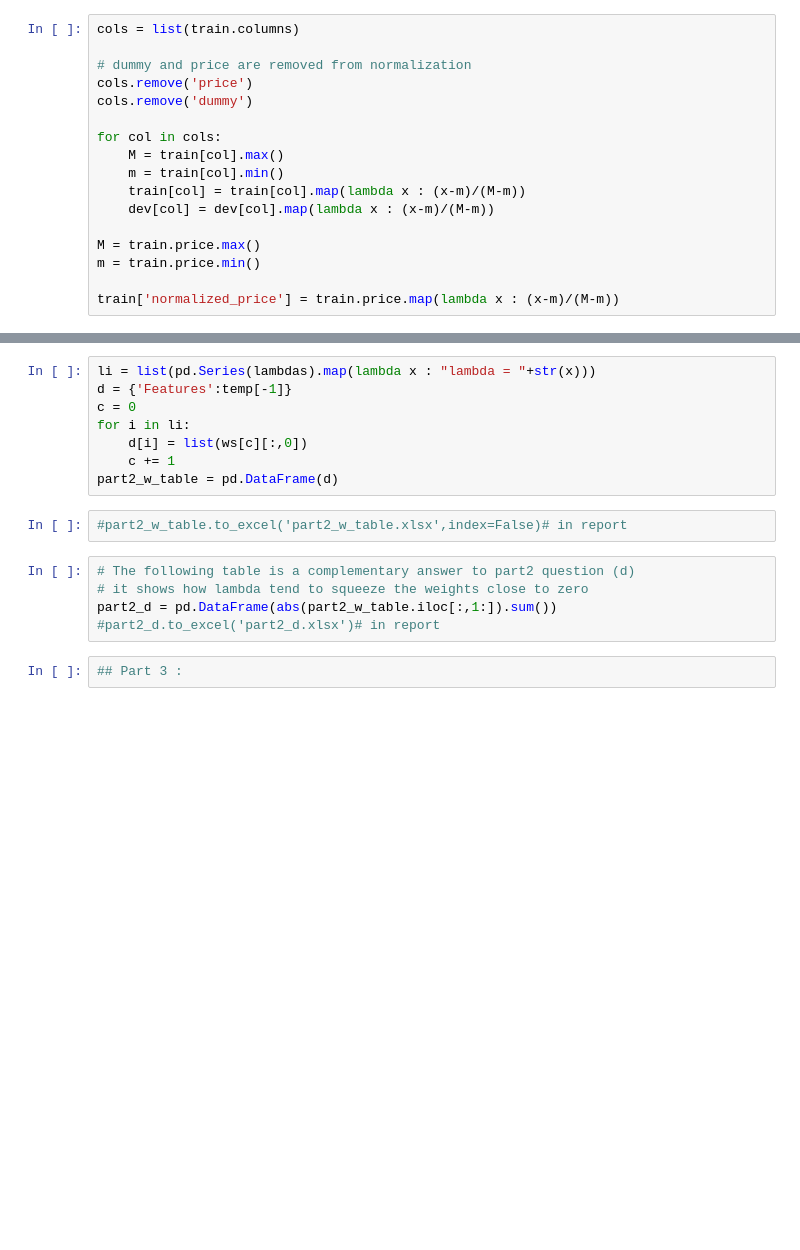
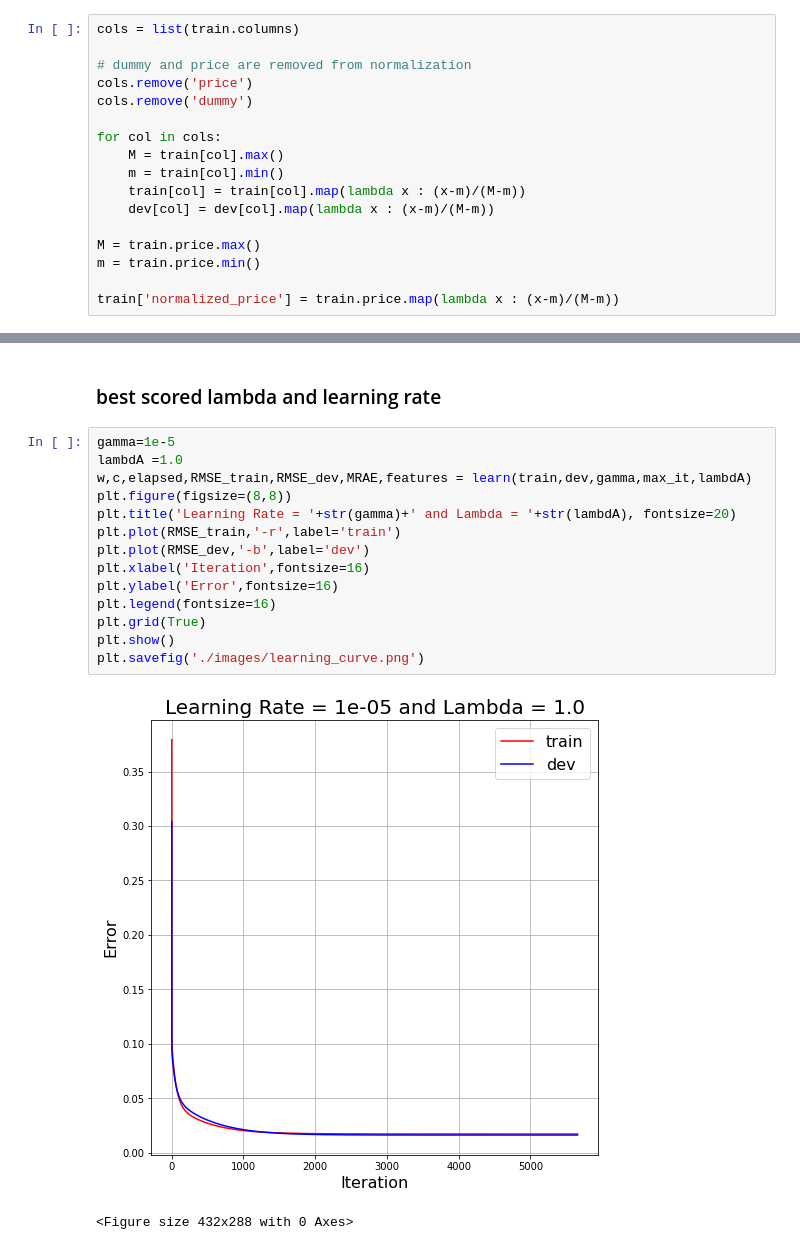
Before and after one commit to satishsolanki1990/House-Price-Prediction, a Jupyter notebook: LearningRate_Regularization_Tuning .ipynb, the cells around one changed output, grey strips where cells are left out. Cells and saved outputs as stored; diff of their text form; blank space fills up the shorter version.

```diff
--- a/LearningRate_Regularization_Tuning .ipynb
+++ b/LearningRate_Regularization_Tuning .ipynb
@@ -226,17 +231,19 @@ results_part2
-# %%
-li = list(pd.Series(lambdas).map(lambda x : "lambda = "+str(x)))
-d = {'Features':temp[-1]}
-c = 0
-for i in li:
-    d[i] = list(ws[c][:,0])
-    c += 1
-part2_w_table = pd.DataFrame(d)
-# %%
-#part2_w_table.to_excel('part2_w_table.xlsx',index=False)# in report
-# %%
-# The following table is a complementary answer to part2 question (d)
-# it shows how lambda tend to squeeze the weights close to zero
-part2_d = pd.DataFrame(abs(part2_w_table.iloc[:,1:]).sum())
-#part2_d.to_excel('part2_d.xlsx')# in report
-# %%
-## Part 3 :
+# %% [markdown]
+### best scored lambda and learning rate
+# %%
+gamma=1e-5
+lambdA =1.0
+w,c,elapsed,RMSE_train,RMSE_dev,MRAE,features = learn(train,dev,gamma,max_it,lambdA)
+plt.figure(figsize=(8,8))
+plt.title('Learning Rate = '+str(gamma)+' and Lambda = '+str(lambdA), fontsize=20)
+plt.plot(RMSE_train,'-r',label='train')
+plt.plot(RMSE_dev,'-b',label='dev')
+plt.xlabel('Iteration',fontsize=16)
+plt.ylabel('Error',fontsize=16)
+plt.legend(fontsize=16)
+plt.grid(True)
+plt.show()
+plt.savefig('./images/learning_curve.png')
+# %% [output]
+[figure, added]
+<Figure size 432x288 with 0 Axes>
```
Also changed, not shown: parts of 28 cells of this notebook.
